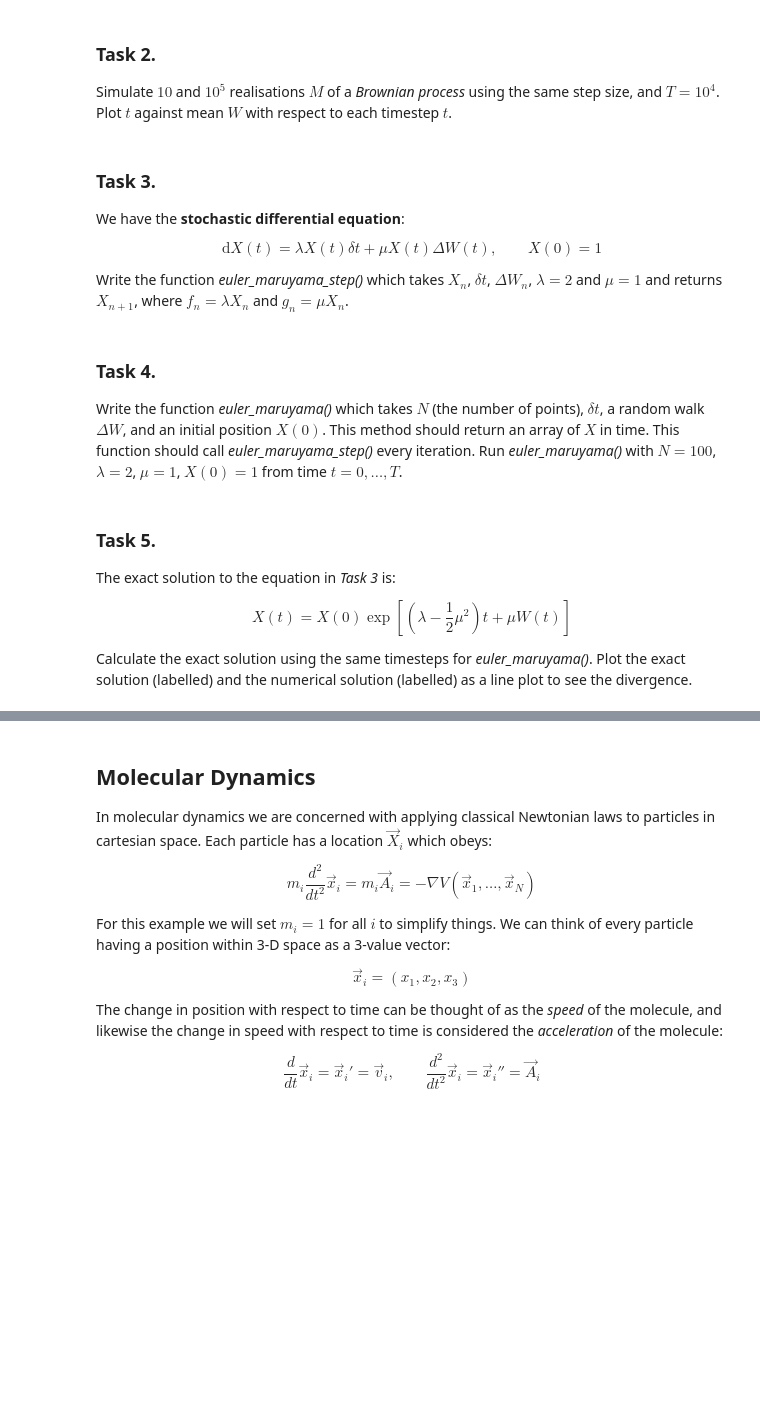
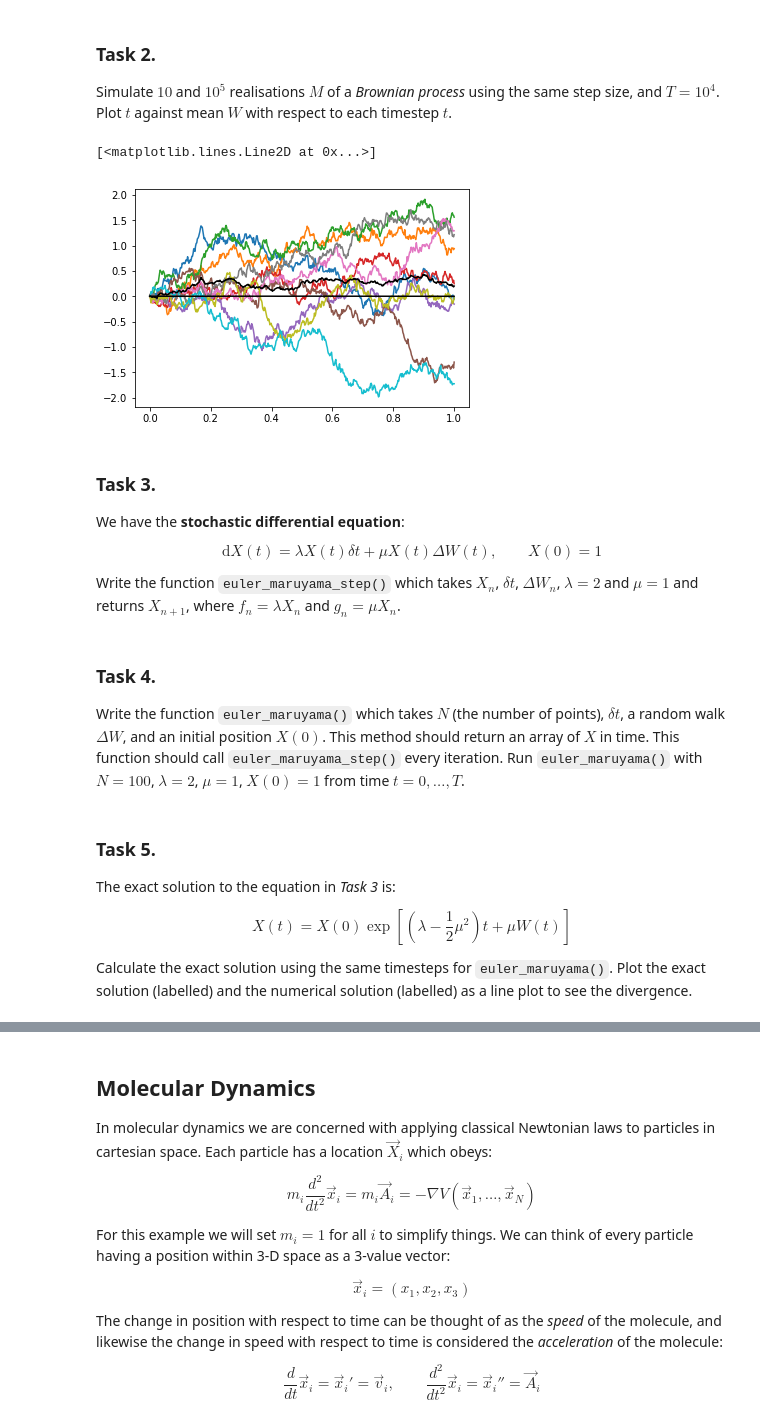
Before and after one commit to ecs-vlc/PythonTeaching, a Jupyter notebook: 02-Simulation/06 Simulations 2.ipynb, the cells around one changed output, grey strips where cells are left out. Cells and saved outputs as stored; diff of their text form; code cells hidden in the pictures; blank space fills up the shorter version.

```diff
--- a/02-Simulation/06 Simulations 2.ipynb
+++ b/02-Simulation/06 Simulations 2.ipynb
@@ -61,3 +71,18 @@ Simulate $10$ and $10^5$ realisations $M$ of a *Brownian process* using the same
+# %%
+# your codes here
+M1 = 10
+M2 = 10**5
+dW = np.sqrt(dt) * np.random.randn(N,M1)
+dW2 = np.sqrt(dt) * np.random.randn(N,M2)
+W1 = np.cumsum(dW, axis=0) - dW[0,:]
+W2 = np.cumsum(dW2, axis=0) - dW2[0,:]
+for i in range(M1):
+	plt.plot(t, W1[:,i])
+plt.plot(t, np.mean(W1,axis=1),'k-')
+plt.plot(t, np.mean(W2,axis=1), 'k-')
+# %% [output]
+[<matplotlib.lines.Line2D at 0x...>]
+[figure, added]
 # %% [markdown]
 ### Task 3.
 
@@ -67,4 +92,4 @@ $$
 \text{d}X(t)=\lambda X(t)\delta t + \mu X(t)\Delta W(t), \qquad X(0)=1
 $$
 
-Write the function *euler_maruyama_step()* which takes $X_n$, $\delta t$, $\Delta W_n$, $\lambda=2$ and $\mu=1$ and returns $X_{n+1}$, where $f_n=\lambda X_n$ and $g_n=\mu X_n$.
+Write the function `euler_maruyama_step()` which takes $X_n$, $\delta t$, $\Delta W_n$, $\lambda=2$ and $\mu=1$ and returns $X_{n+1}$, where $f_n=\lambda X_n$ and $g_n=\mu X_n$.
@@ -73,4 +102,4 @@ Write the function *euler_maruyama_step()* which takes $X_n$, $\delta t$, $\Delt
 # %% [markdown]
 ### Task 4.
 
-Write the function *euler_maruyama()* which takes $N$ (the number of points), $\delta t$, a random walk $\Delta W$, and an initial position $X(0)$. This method should return an array of $X$ in time. This function should call *euler_maruyama_step()* every iteration. Run *euler_maruyama()* with $N=100$, $\lambda=2$, $\mu=1$, $X(0)=1$ from time $t=0, \dots, T$.
+Write the function `euler_maruyama()` which takes $N$ (the number of points), $\delta t$, a random walk $\Delta W$, and an initial position $X(0)$. This method should return an array of $X$ in time. This function should call `euler_maruyama_step()` every iteration. Run `euler_maruyama()` with $N=100$, $\lambda=2$, $\mu=1$, $X(0)=1$ from time $t=0, \dots, T$.
@@ -85,4 +126,4 @@ $$
 X(t)=X(0)\exp \left[\left(\lambda - \frac{1}{2}\mu^2\right)t + \mu W(t)\right]
 $$
 
-Calculate the exact solution using the same timesteps for *euler_maruyama()*. Plot the exact solution (labelled) and the numerical solution (labelled) as a line plot to see the divergence.
+Calculate the exact solution using the same timesteps for `euler_maruyama()`. Plot the exact solution (labelled) and the numerical solution (labelled) as a line plot to see the divergence.
```
Also changed, not shown: parts of 26 cells of this notebook, 9 other files.
